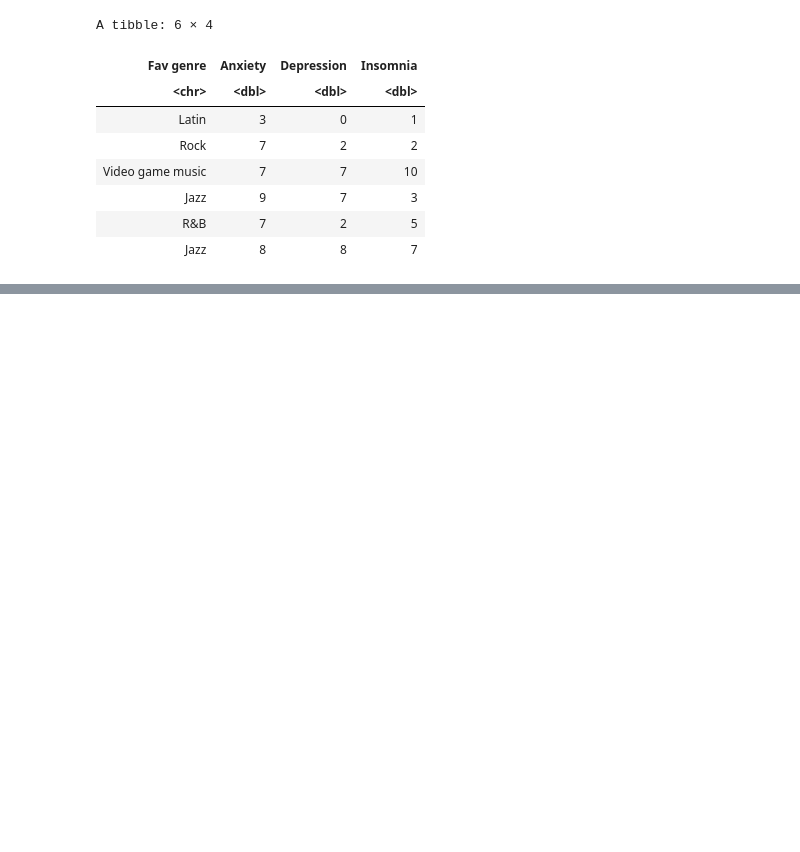
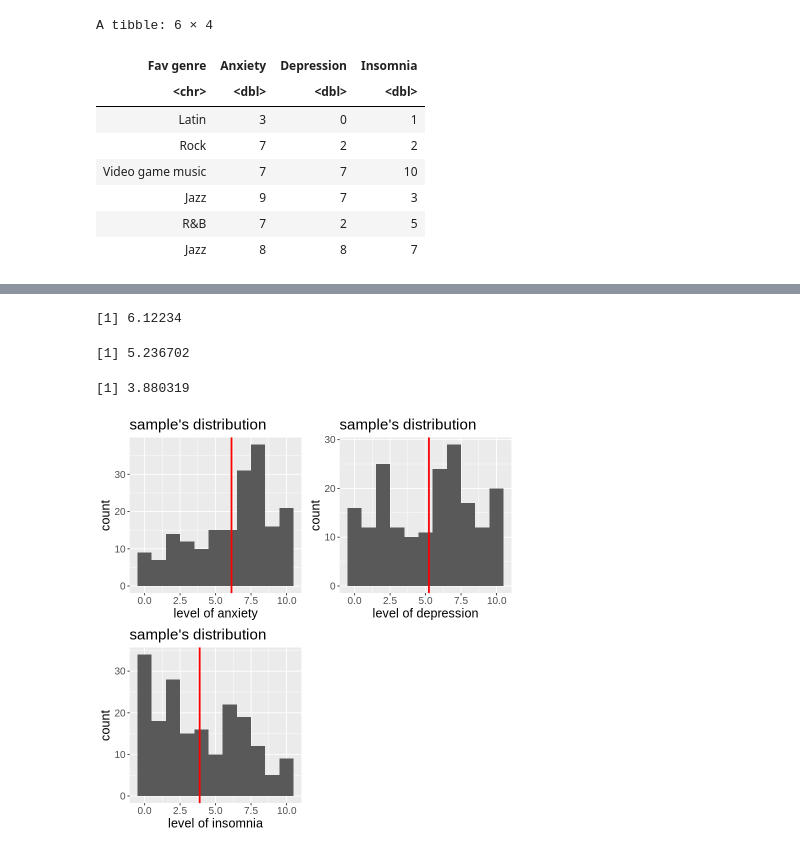
Before and after one commit to SaiUbc/STAT-201-Group-Project-Team-3, a Jupyter notebook: Intro.ipynb, the cells around one changed output, grey strips where cells are left out. Cells and saved outputs as stored; diff of their text form; code cells hidden in the pictures; blank space fills up the shorter version.

Commit message:
Plot of mean in terms of rock

```diff
--- a/Intro.ipynb
+++ b/Intro.ipynb
@@ -131,0 +170,50 @@ A tibble: 6 × 4
+# %%
+rock_anxi_mean <- rock %>%
+                  select(Anxiety) %>%
+                  summarise(anxi_mean = mean(Anxiety)) %>%
+                  as.numeric()
+
+rock_depr_mean <- rock %>%
+                  select(Depression) %>%
+                  summarise(depr_mean = mean(Depression)) %>%
+                  as.numeric()
+
+rock_inso_mean <- rock %>%
+                  select(Insomnia) %>%
+                  summarise(depr_mean = mean(Insomnia)) %>%
+                  as.numeric()
+
+rock_anxi_mean
+rock_depr_mean
+rock_inso_mean
+# %% [output]
+[1] 6.12234
+[1] 5.236702
+[1] 3.880319
+# %%
+rock_anxi_sample <- rock_anxi %>%
+               ggplot() +
+               geom_histogram(aes(x=Anxiety), binwidth=1) +
+               geom_vline(xintercept=rock_anxi_mean, colour="red", size=1) +
+               xlab("level of anxiety") +
+               ggtitle("sample's distribution")
+rock_depr_sample <- rock_depr %>%
+               ggplot() +
+               geom_histogram(aes(x=Depression), binwidth=1) +
+               geom_vline(xintercept=rock_depr_mean, colour="red", size=1) +
+               xlab("level of depression") +
+               ggtitle("sample's distribution")
+rock_inso_sample <- rock_inso %>%
+               ggplot() +
+               geom_histogram(aes(x=Insomnia), binwidth=1) +
+               geom_vline(xintercept=rock_inso_mean, colour="red", size=1) +
+               xlab("level of insomnia") +
+               ggtitle("sample's distribution")
+
+rock_plot <- plot_grid(rock_anxi_sample + theme(text = element_text(size=15)),
+                           rock_depr_sample + theme(text = element_text(size=15)),
+                           rock_inso_sample + theme(text = element_text(size=15)),
+                           ncol = 2)
+rock_plot
+# %% [output]
+[figure, added]
```
Also changed, not shown: parts of 5 cells of this notebook.
